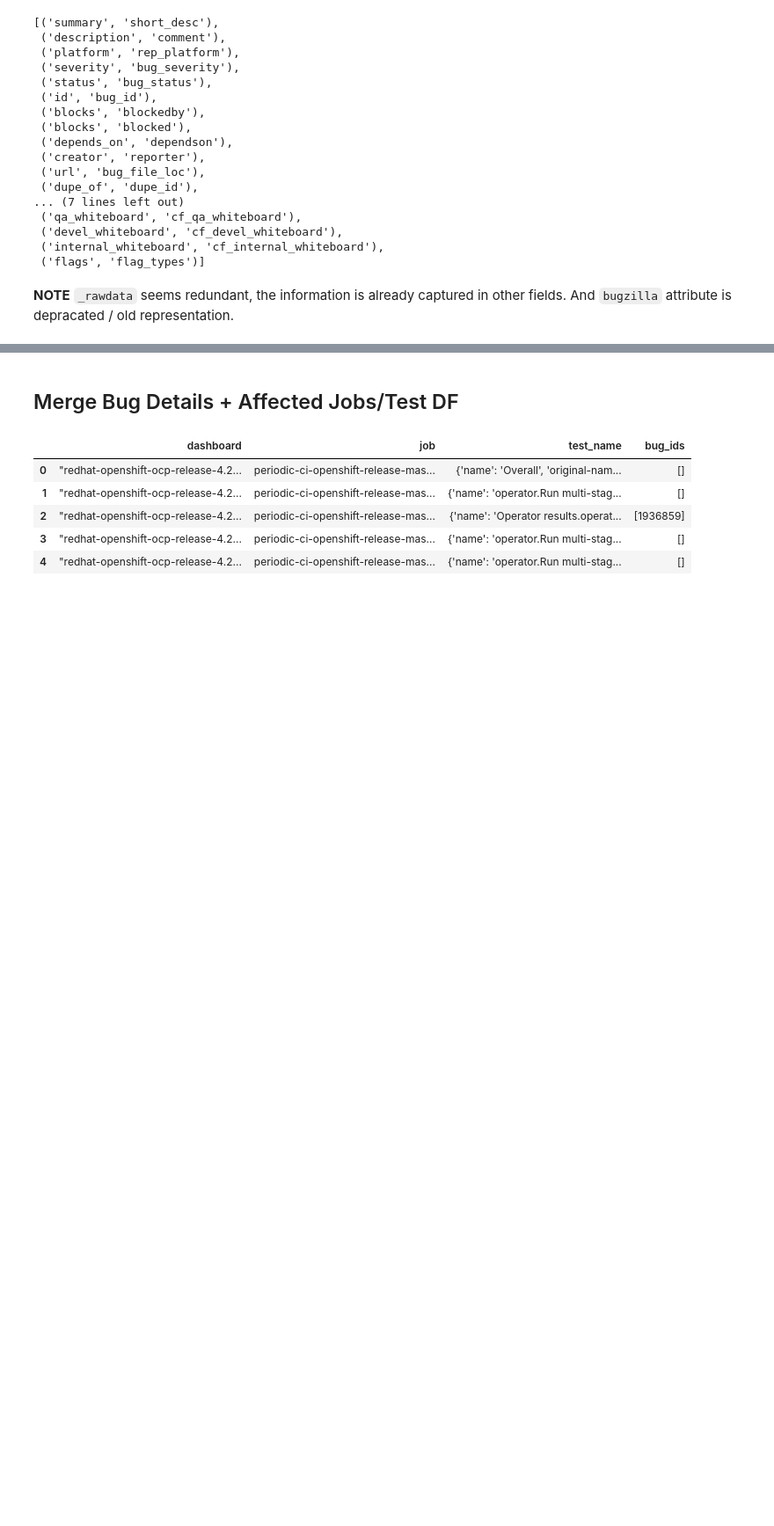
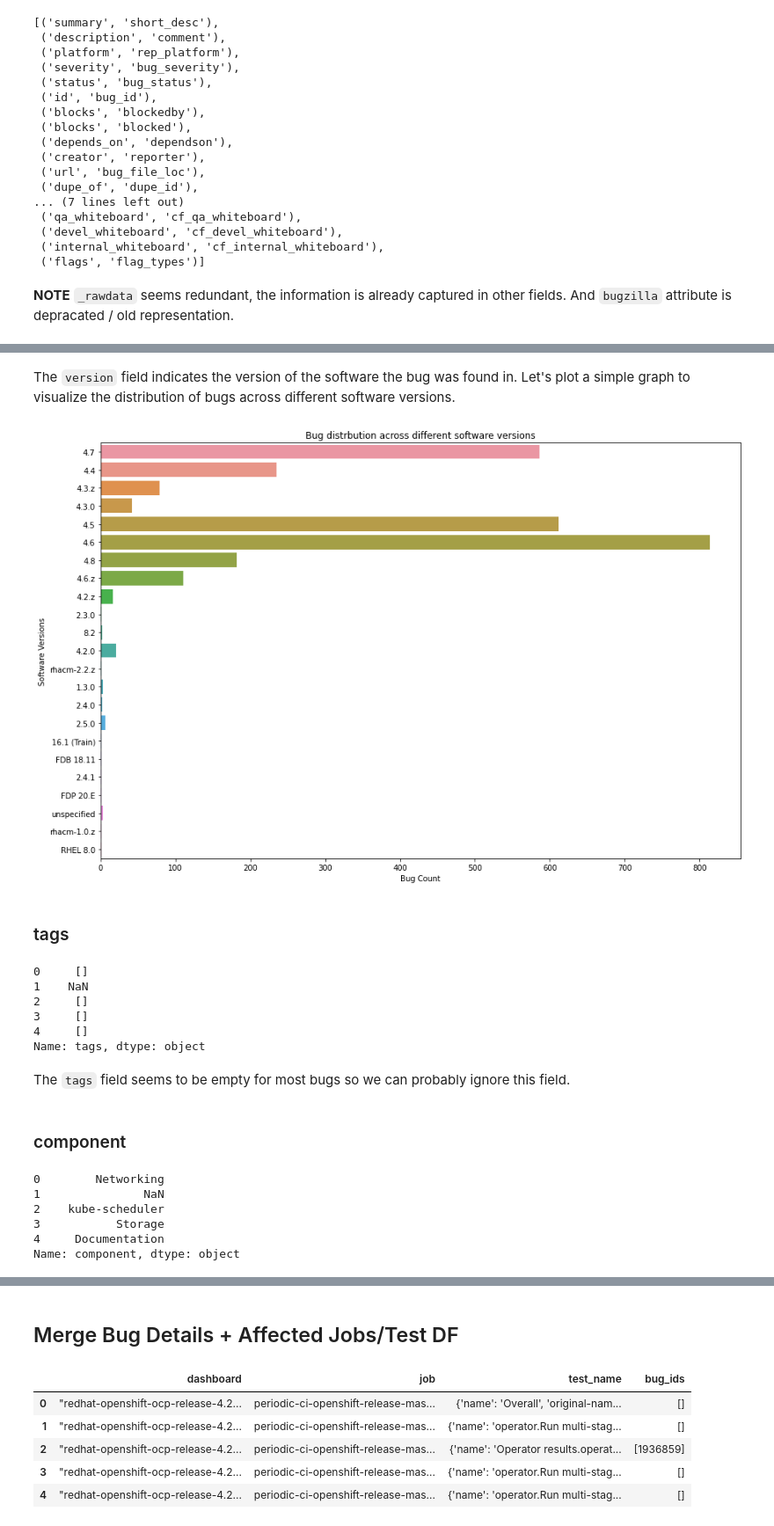
Before and after one commit to hemajv/ocp-ci-analysis, a Jupyter notebook: notebooks/data-sources/Bugzilla/bugzilla_EDA.ipynb, the cells around one changed output, grey strips where cells are left out. Shown: that part at 88% size. Cells and saved outputs as stored; diff of their text form; code cells hidden in the pictures; blank space fills up the shorter version.

```diff
--- a/notebooks/data-sources/Bugzilla/bugzilla_EDA.ipynb
+++ b/notebooks/data-sources/Bugzilla/bugzilla_EDA.ipynb
@@ -311,0 +459,3 @@ weburl
+# %%
+versions = bugs_df.version.unique()
+versions
@@ -311,0 +467,5 @@ weburl
+# %%
+version_count = []
+for i in range(len(versions)):
+    version_count.append((bugs_df.version == versions[i]).sum())
+version_count
@@ -311,0 +490,35 @@ weburl
+# %% [markdown]
+The `version` field indicates the version of the software the bug was found in. Let's plot a simple graph to visualize the distribution of bugs across different software versions.
+# %%
+plt.figure(figsize = (15,10))
+sns.barplot(version_count, versions)
+plt.xlabel("Bug Count")
+plt.ylabel("Software Versions")
+plt.title("Bug distrbution across different software versions")
+plt.show()
+# %% [output]
+[figure, added]
+# %% [markdown]
+### tags
+# %%
+bugs_df.tags.head()
+# %% [output]
+0     []
+1    NaN
+2     []
+3     []
+4     []
+Name: tags, dtype: object
+# %% [markdown]
+The `tags` field seems to be empty for most bugs so we can probably ignore this field.
+# %% [markdown]
+### component
+# %%
+bugs_df.component.head()
+# %% [output]
+0        Networking
+1               NaN
+2    kube-scheduler
+3           Storage
+4     Documentation
+Name: component, dtype: object
```
Also changed, not shown: parts of 93 cells of this notebook.
